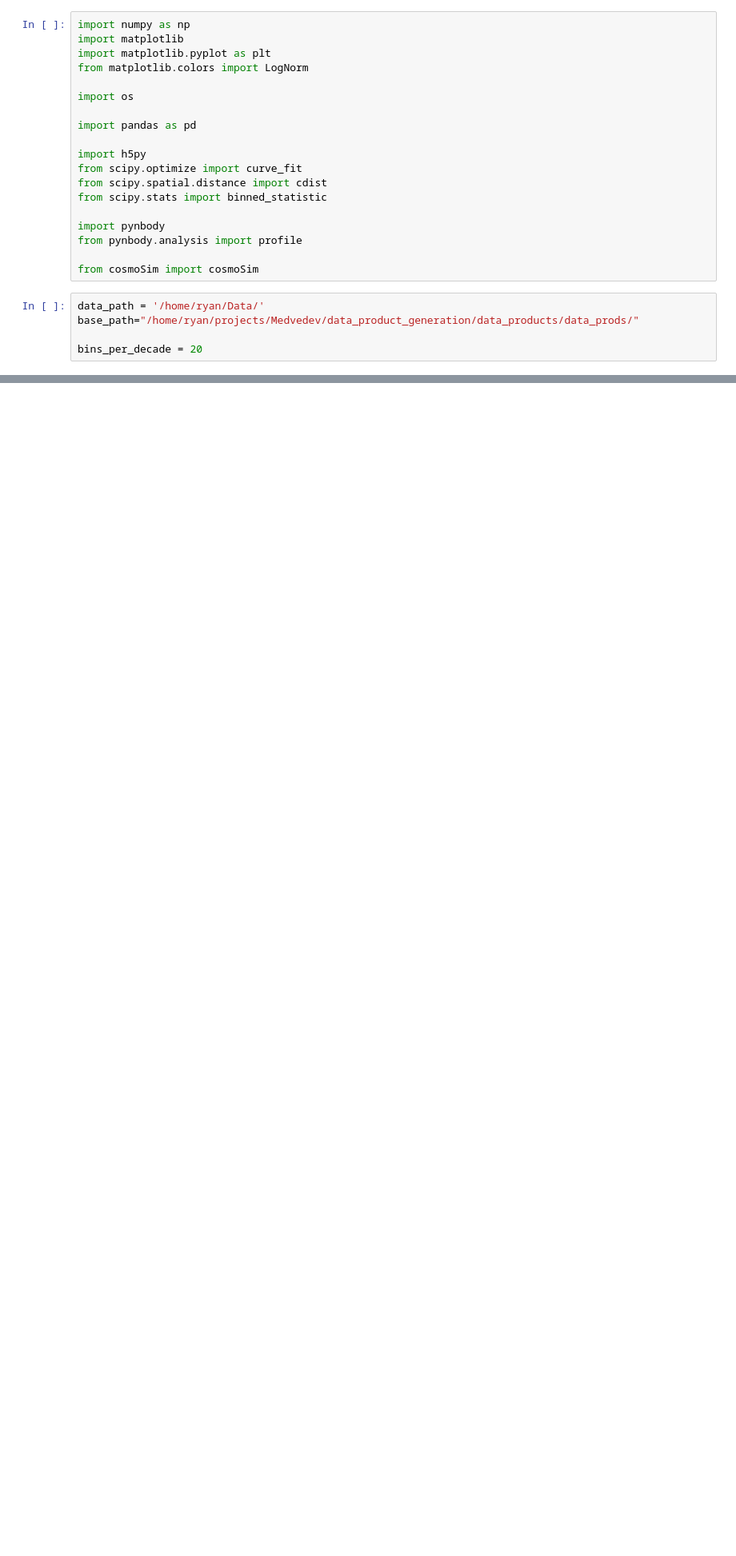
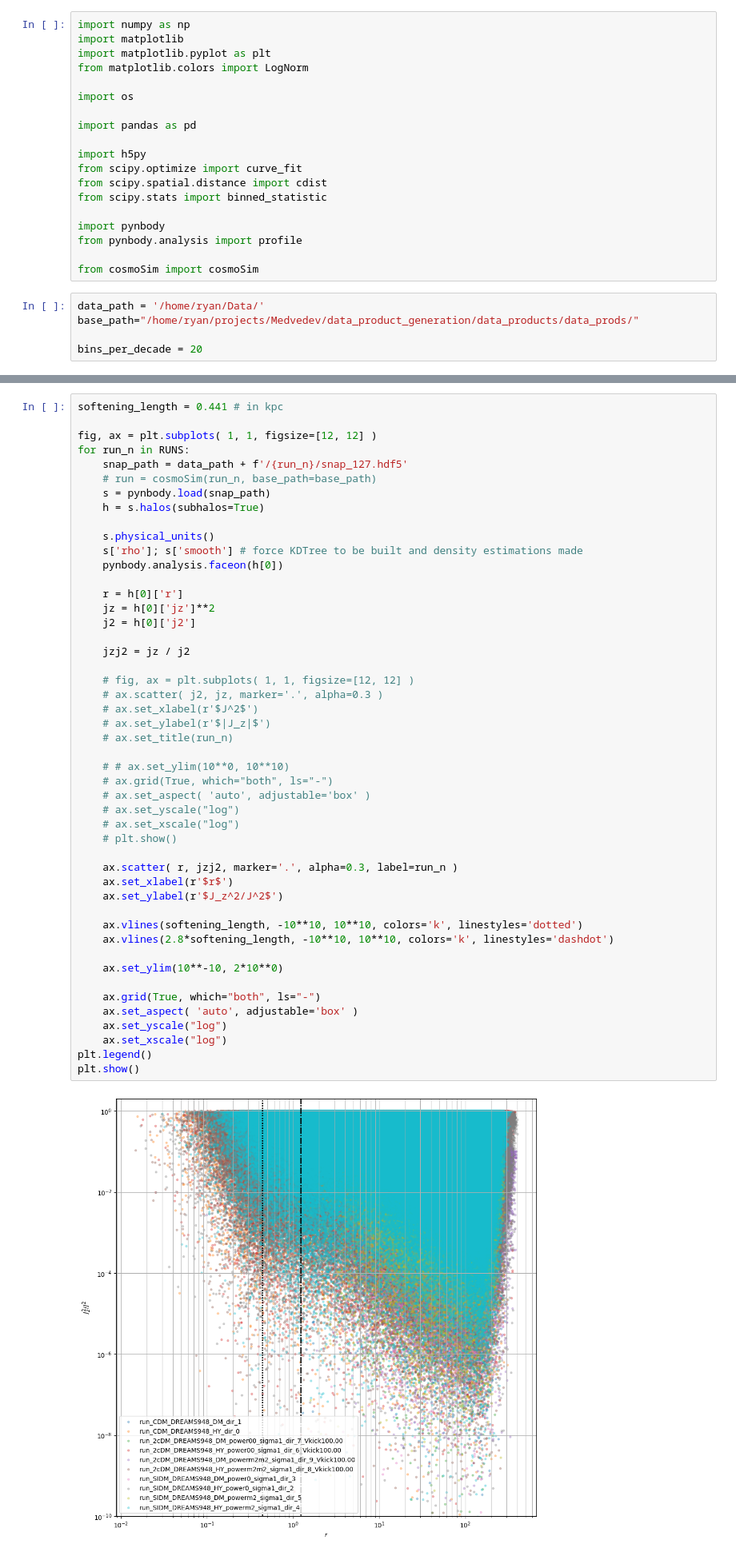
Before and after one commit to rtlow/2cDM_paperII, a Jupyter notebook: jupyter/phase_space_plots.ipynb, the cells around one changed output, grey strips where cells are left out. Shown at 80% size. Saved outputs shown, nothing was run; the diff lists cells and outputs as text; blank space fills up the shorter version.

```diff
--- a/jupyter/phase_space_plots.ipynb
+++ b/jupyter/phase_space_plots.ipynb
@@ -103,0 +157,50 @@ for run_n in RUNS:
+# %%
+softening_length = 0.441 # in kpc
+
+fig, ax = plt.subplots( 1, 1, figsize=[12, 12] )
+for run_n in RUNS:
+    snap_path = data_path + f'/{run_n}/snap_127.hdf5'
+    # run = cosmoSim(run_n, base_path=base_path)
+    s = pynbody.load(snap_path)
+    h = s.halos(subhalos=True)
+
+    s.physical_units()
+    s['rho']; s['smooth'] # force KDTree to be built and density estimations made
+    pynbody.analysis.faceon(h[0])
+
+    r = h[0]['r']
+    jz = h[0]['jz']**2
+    j2 = h[0]['j2']
+
+    jzj2 = jz / j2
+
+    # fig, ax = plt.subplots( 1, 1, figsize=[12, 12] )
+    # ax.scatter( j2, jz, marker='.', alpha=0.3 )
+    # ax.set_xlabel(r'$J^2$')
+    # ax.set_ylabel(r'$|J_z|$')
+    # ax.set_title(run_n)
+
+    # # ax.set_ylim(10**0, 10**10)
+    # ax.grid(True, which="both", ls="-")
+    # ax.set_aspect( 'auto', adjustable='box' )
+    # ax.set_yscale("log")
+    # ax.set_xscale("log")
+    # plt.show()
+
+    ax.scatter( r, jzj2, marker='.', alpha=0.3, label=run_n )
+    ax.set_xlabel(r'$r$')
+    ax.set_ylabel(r'$J_z^2/J^2$')
+
+    ax.vlines(softening_length, -10**10, 10**10, colors='k', linestyles='dotted')
+    ax.vlines(2.8*softening_length, -10**10, 10**10, colors='k', linestyles='dashdot')
+
+    ax.set_ylim(10**-10, 2*10**0)
+
+    ax.grid(True, which="both", ls="-")
+    ax.set_aspect( 'auto', adjustable='box' )
+    ax.set_yscale("log")
+    ax.set_xscale("log")
+plt.legend()
+plt.show()
+# %% [output]
+[figure, added]
```
Also changed, not shown: parts of 3 cells of this notebook, 5 other files.
